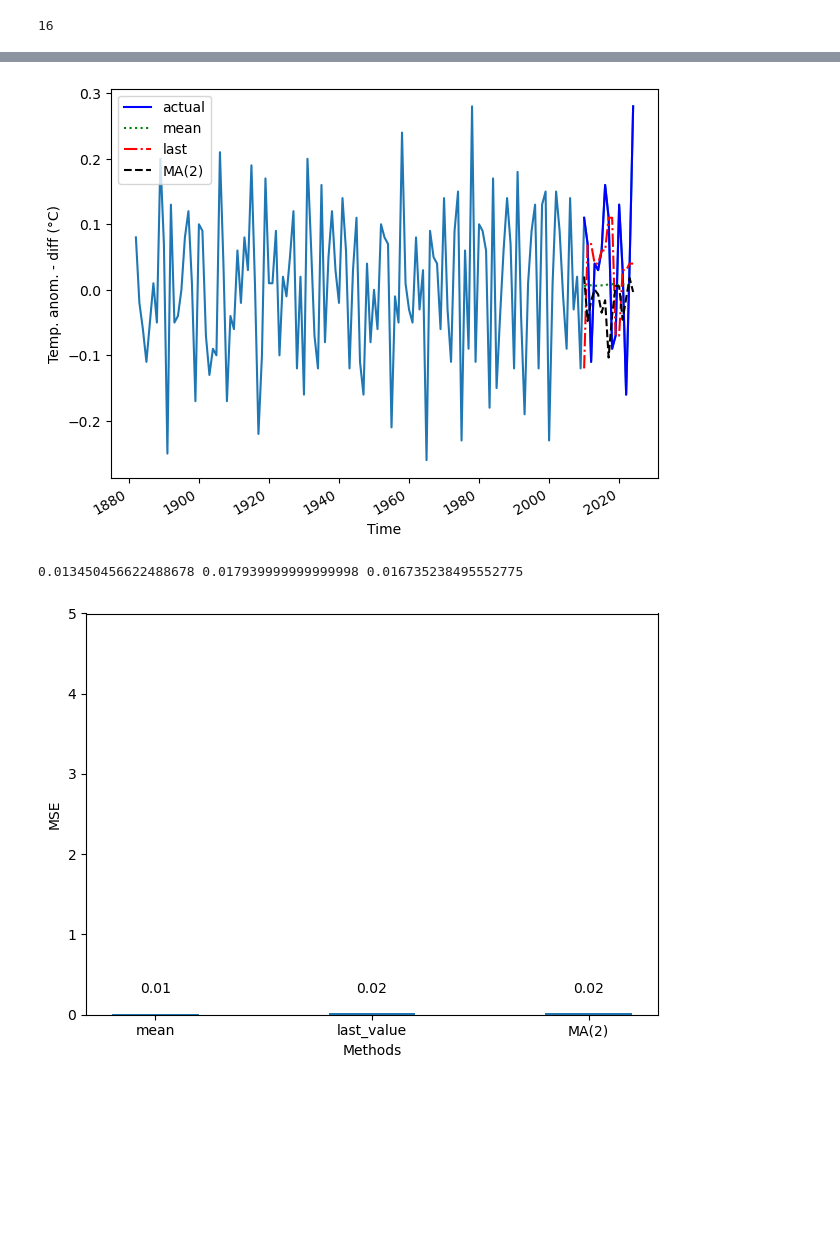
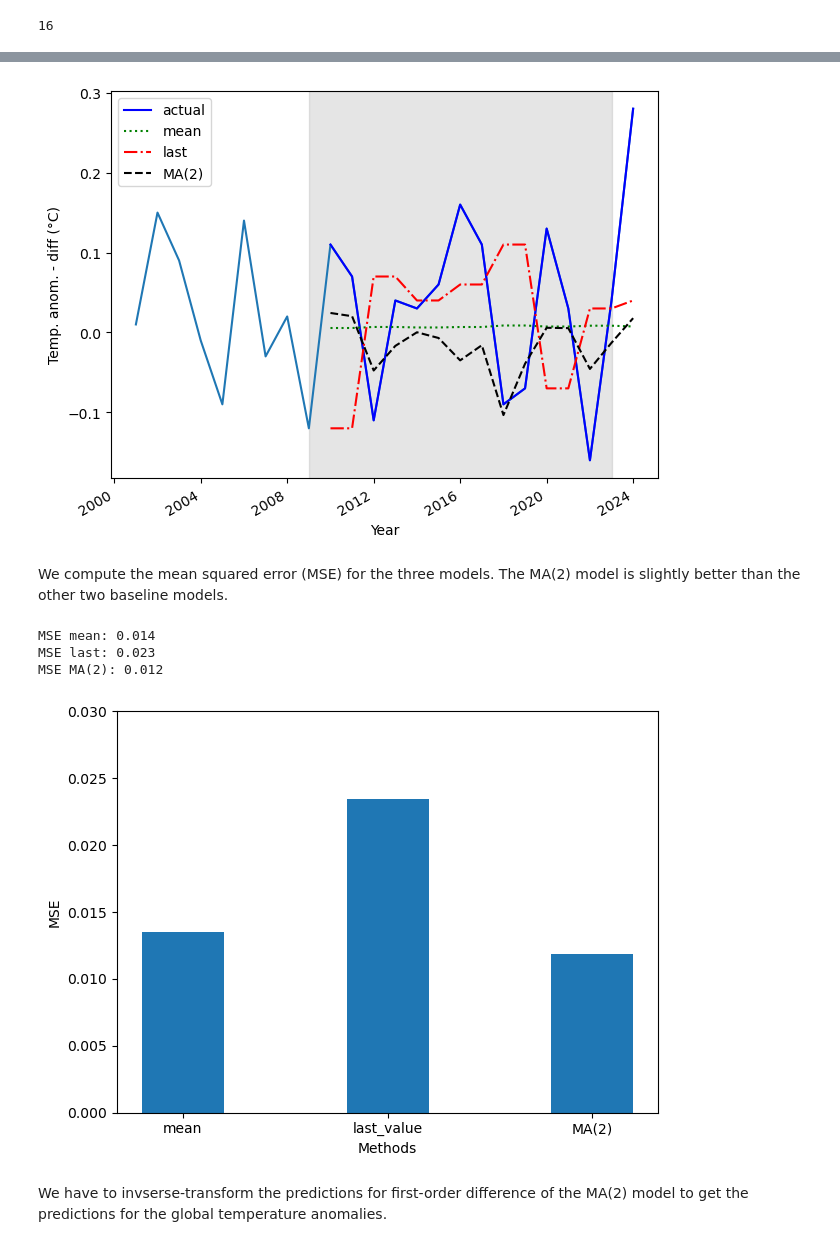
Before and after one commit to luigiselmi/climate, a Jupyter notebook: globaltemp/global_temperature_anomaly.ipynb, the cells around one changed output, grey strips where cells are left out. Cells and saved outputs as stored; diff of their text form; code cells hidden in the pictures; blank space fills up the shorter version.

Commit message:
completed prediction for the global temp. anomalies using the MA(2) model

```diff
--- a/globaltemp/global_temperature_anomaly.ipynb
+++ b/globaltemp/global_temperature_anomaly.ipynb
@@ -243,30 +230,24 @@ def rolling_forecast(df: pd.DataFrame, train_len: int, horizon: int, window: int
 
     if method == 'mean':
         pred_mean = []
-
         for i in range(train_len, total_len, window):
             mean = np.mean(df[:i].values)
             pred_mean.extend(mean for _ in range(window))
-
         return pred_mean
 
     elif method == 'last':
         pred_last_value = []
-
         for i in range(train_len, total_len, window):
             last_value = df[:i].iloc[-1].values[0]
             pred_last_value.extend(last_value for _ in range(window))
-
         return pred_last_value
 
     elif method == 'MA':
         pred_MA = []
-
         for i in range(train_len, total_len, window):
-            model = SARIMAX(df[:i], order=(0,0,2))
+            model = SARIMAX(df[:i], order=(0,0,window))
             res = model.fit(disp=False)
             predictions = res.get_prediction(0, i + window - 1)
             oos_pred = predictions.predicted_mean.iloc[-window:]
             pred_MA.extend(oos_pred)
-
         return pred_MA
@@ -289,10 +291,9 @@ len(pred_mean)
 # %% [output]
 16
 # %%
-pred_df['pred_mean'] = pred_mean[1:]
-pred_df['pred_last_value'] = pred_last_value[1:]
-pred_df['pred_MA'] = pred_MA[1:]
-
-pred_df.head()
+pred_df['pred_mean'] = pred_mean[:HORIZON]
+pred_df['pred_last_value'] = pred_last_value[:HORIZON]
+pred_df['pred_MA'] = pred_MA[:HORIZON]
+pred_df
 # %% [output]
 |  | Diff | pred_mean | pred_last_value | pred_MA |
@@ -304,27 +315,20 @@ pred_df.head()
 # %%
 fig, ax = plt.subplots()
-
-ax.plot(giss_temp_diff_df['Diff'])
-ax.plot(pred_df['Diff'], 'b-', label='actual')
-ax.plot(pred_df['pred_mean'], 'g:', label='mean')
-ax.plot(pred_df['pred_last_value'], 'r-.', label='last')
-ax.plot(pred_df['pred_MA'], 'k--', label='MA(2)')
-
+ax.plot(giss_temp_diff_df['Diff']['2000':])
+ax.plot(pred_df['Diff']['2000':], 'b-', label='actual')
+ax.plot(pred_df['pred_mean']['2000':], 'g:', label='mean')
+ax.plot(pred_df['pred_last_value']['2000':], 'r-.', label='last')
+ax.plot(pred_df['pred_MA']['2000':], 'k--', label='MA(2)')
 ax.legend(loc=2)
-
-ax.set_xlabel('Time')
+ax.set_xlabel('Year')
 ax.set_ylabel('Temp. anom. - diff (°C)')
-
-#ax.axvspan(128, 143, color='#808080', alpha=0.2)
-
-#ax.set_xlim(128, 143)
-
-#plt.xticks([439, 468, 498], ['Apr', 'May', 'Jun'])
-
+ax.axvspan('2009', '2023', color='#808080', alpha=0.2)
 fig.autofmt_xdate()
 plt.tight_layout()
 # %% [output]
-[figure, old version]
+[figure, new version]
+# %% [markdown]
+We compute the mean squared error (MSE) for the three models. The MA(2) model is slightly better than the other two baseline models.
 # %%
 from sklearn.metrics import mean_squared_error
 
@@ -332,23 +336,21 @@ mse_mean = mean_squared_error(pred_df['Diff'], pred_df['pred_mean'])
 mse_last = mean_squared_error(pred_df['Diff'], pred_df['pred_last_value'])
 mse_MA = mean_squared_error(pred_df['Diff'], pred_df['pred_MA'])
 
-print(mse_mean, mse_last, mse_MA)
+print('MSE mean: {0:.3f}\nMSE last: {1:.3f}\nMSE MA(2): {2:.3f}'.format(mse_mean, mse_last, mse_MA))
 # %% [output]
-0.013450456622488678 0.017939999999999998 0.016735238495552775
+MSE mean: 0.014
+MSE last: 0.023
+MSE MA(2): 0.012
 # %%
 fig, ax = plt.subplots()
-
 x = ['mean', 'last_value', 'MA(2)']
 y = [mse_mean, mse_last, mse_MA]
-
 ax.bar(x, y, width=0.4)
 ax.set_xlabel('Methods')
 ax.set_ylabel('MSE')
-ax.set_ylim(0, 5)
-
-for index, value in enumerate(y):
-    plt.text(x=index, y=value+0.25, s=str(round(value, 2)), ha='center')
-
+ax.set_ylim(0, 0.03)
+#for index, value in enumerate(y):
+#    plt.text(x=index, y = value + 0.25, s=str(round(value, 2)), ha='center')
 plt.tight_layout()
 # %% [output]
-[figure, old version]
+[figure, new version]
@@ -357 +357,3 @@ giss_temp['Prediction'] = pd.Series()
+# %% [markdown]
+We have to invserse-transform the predictions for first-order difference of the MA(2) model to get the predictions for the global temperature anomalies.
 # %%
```
Also changed, not shown: parts of 18 cells of this notebook.
